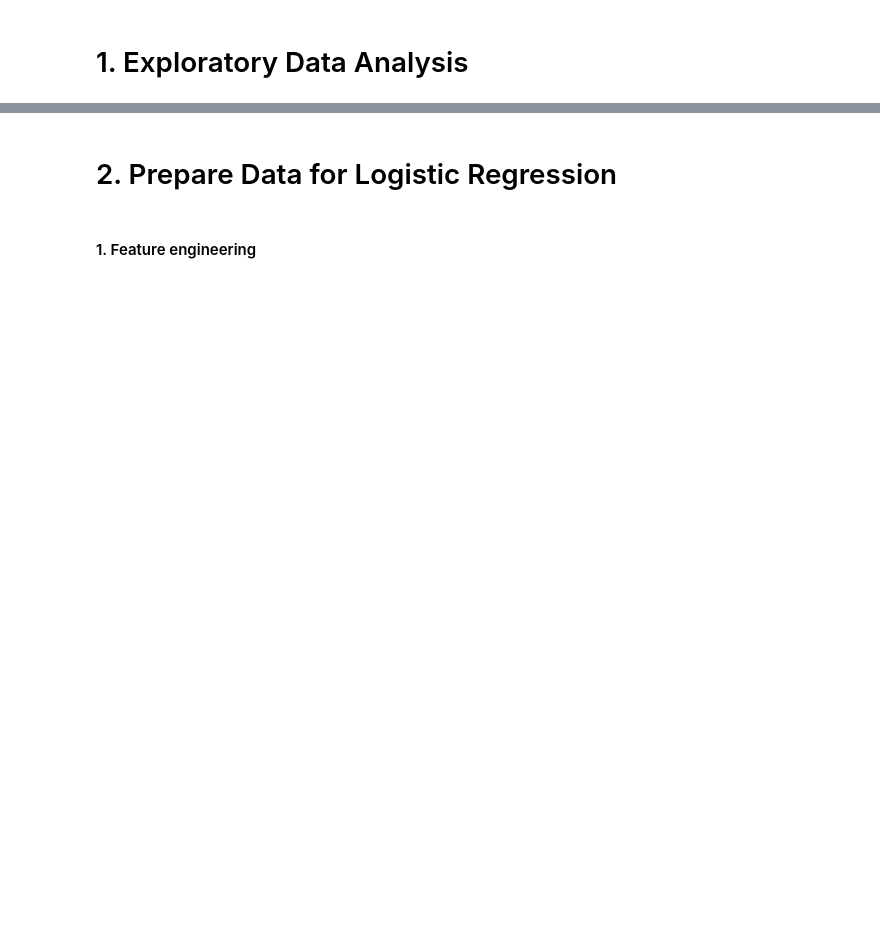
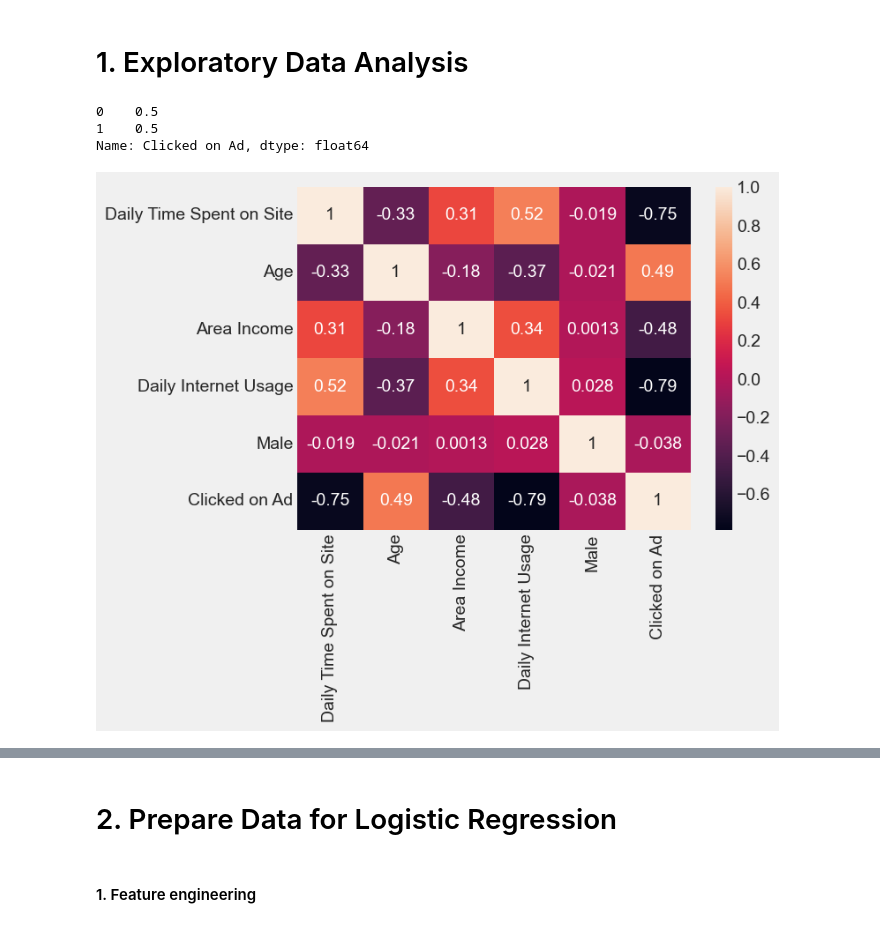
Before and after one commit to Mlcruz9/DS_TheBridgeBBK_SBIL2023, a Jupyter notebook: 3-Machine_Learning/1-Supervisado/2-Classification/4-Logistic_Regression/ejercicios/Logistic-regression predict-ad-click.ipynb, the cells around one changed output, grey strips where cells are left out. Drawn from its saved outputs; the diff is of its cells as text; code cells hidden in the pictures; blank space fills up the shorter version.

```diff
--- a/3-Machine_Learning/1-Supervisado/2-Classification/4-Logistic_Regression/ejercicios/Logistic-regression predict-ad-click.ipynb
+++ b/3-Machine_Learning/1-Supervisado/2-Classification/4-Logistic_Regression/ejercicios/Logistic-regression predict-ad-click.ipynb
@@ -38,3 +38,13 @@ df.head()
 | 4 | 68.37 | 35 | 73889.99 | 225.58 | Robust logistical utilization | South Manuel | 0 | ... |
 # %% [markdown]
 # 1. Exploratory Data Analysis
+# %%
+df['Clicked on Ad'].value_counts(normalize= True)
+# %% [output]
+0    0.5
+1    0.5
+Name: Clicked on Ad, dtype: float64
+# %%
+sns.heatmap(df.corr(), annot= True);
+# %% [output]
+[figure, added]
```
Also changed, not shown: parts of 26 cells of this notebook, 11 other files.
